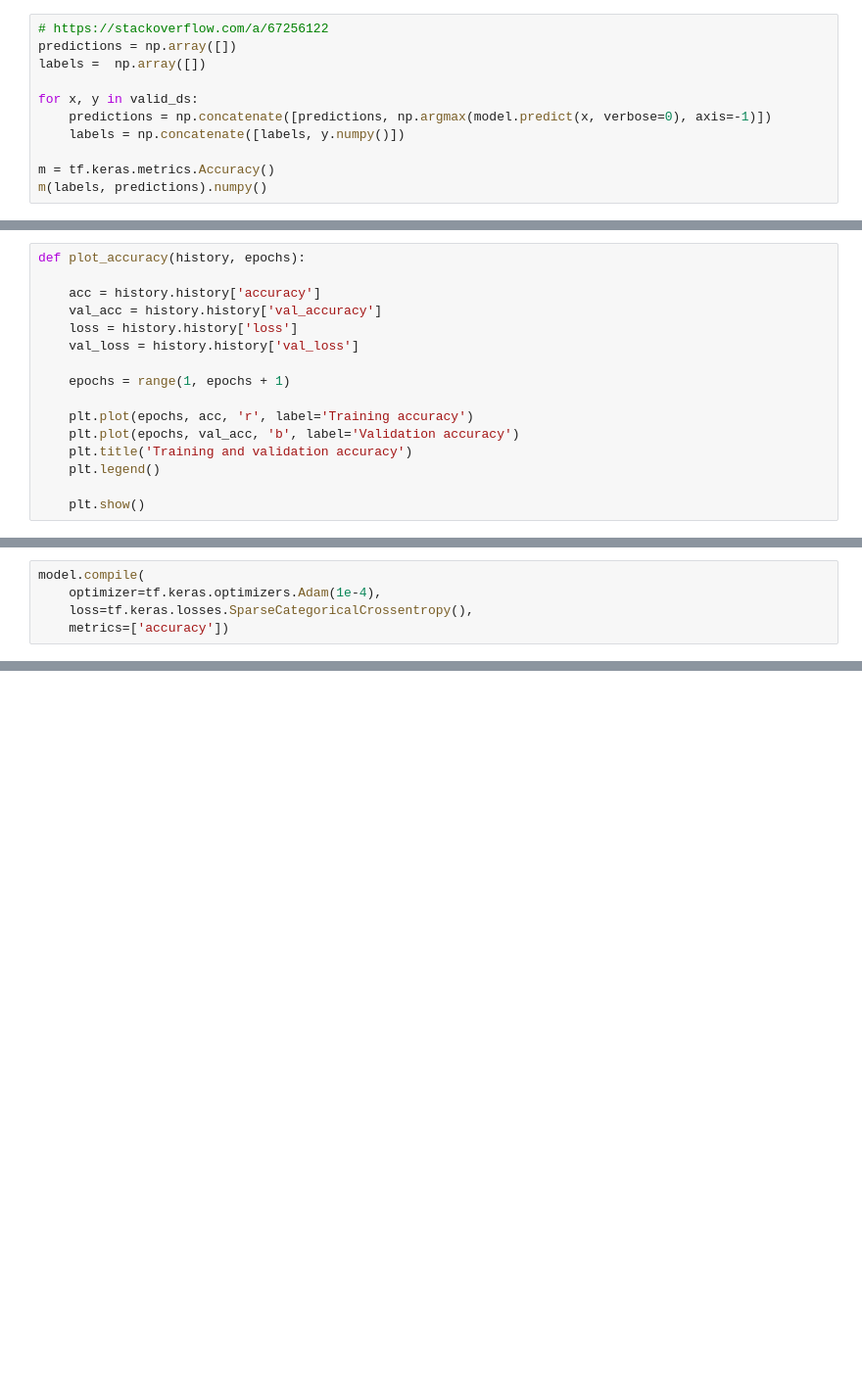
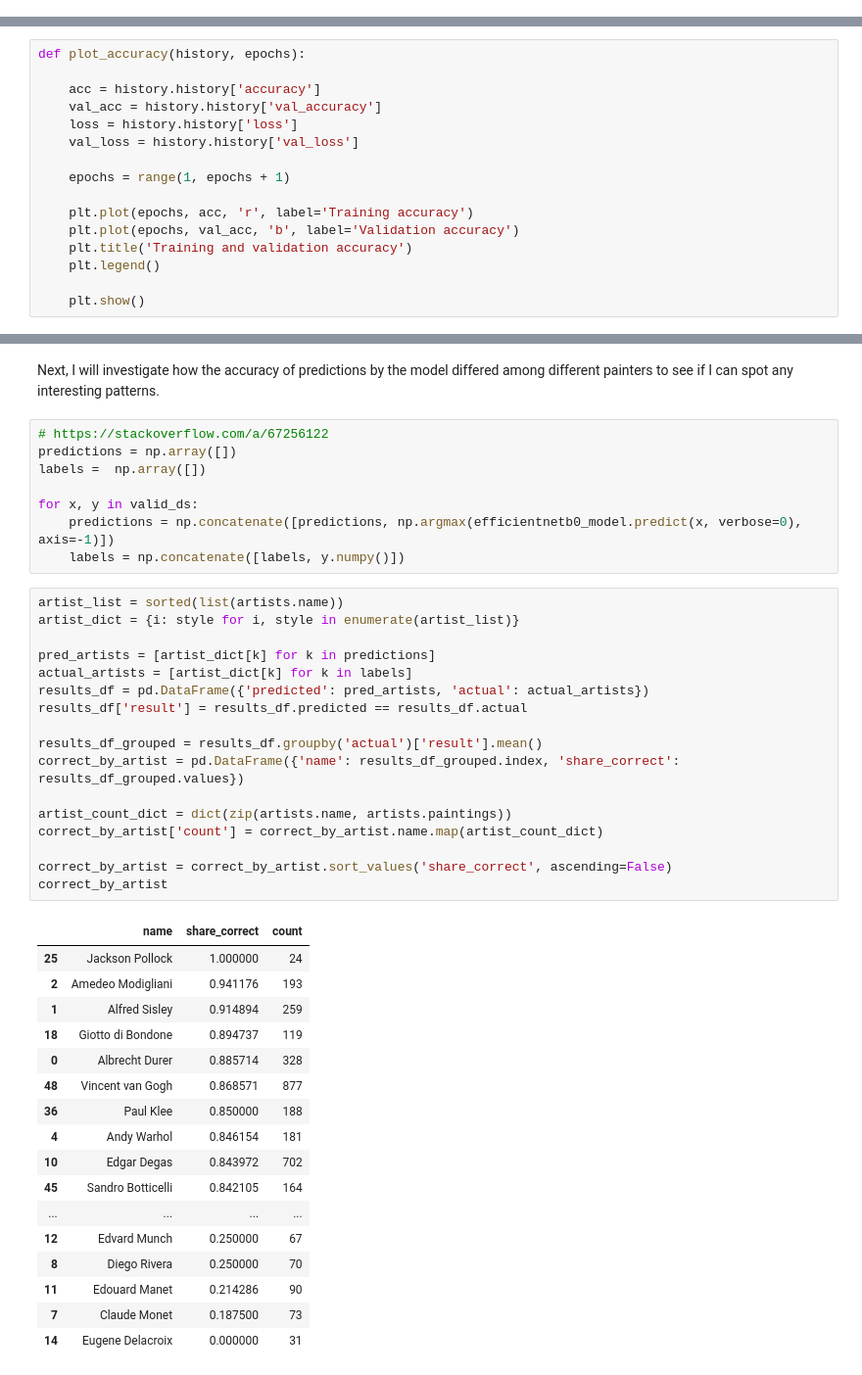
Before and after one commit to osydorchuk89/artist_prediction, a Jupyter notebook: artist_prediction.ipynb, the cells around one changed output, grey strips where cells are left out. Shown at 98% size. Drawn from its saved outputs; the diff is of its cells as text; blank space fills up the shorter version.

```diff
--- a/artist_prediction.ipynb
+++ b/artist_prediction.ipynb
@@ -151,11 +199,0 @@ history = model.fit(
-# %%
-# https://stackoverflow.com/a/67256122
-predictions = np.array([])
-labels =  np.array([])
-
-for x, y in valid_ds:
-    predictions = np.concatenate([predictions, np.argmax(model.predict(x, verbose=0), axis=-1)])
-    labels = np.concatenate([labels, y.numpy()])
-
-m = tf.keras.metrics.Accuracy()
-m(labels, predictions).numpy()
@@ -385,5 +221,0 @@ full_ds = tf.keras.preprocessing.image_dataset_from_directory(
-# %%
-model.compile(
-    optimizer=tf.keras.optimizers.Adam(1e-4),
-    loss=tf.keras.losses.SparseCategoricalCrossentropy(),
-    metrics=['accuracy'])
@@ -410,0 +350,45 @@ tf.__version__
+# %% [markdown]
+Next, I will investigate how the accuracy of predictions by the model differed among different painters to see if I can spot any interesting patterns.
+# %%
+# https://stackoverflow.com/a/67256122
+predictions = np.array([])
+labels =  np.array([])
+
+for x, y in valid_ds:
+    predictions = np.concatenate([predictions, np.argmax(efficientnetb0_model.predict(x, verbose=0), axis=-1)])
+    labels = np.concatenate([labels, y.numpy()])
+# %%
+artist_list = sorted(list(artists.name))
+artist_dict = {i: style for i, style in enumerate(artist_list)}
+
+pred_artists = [artist_dict[k] for k in predictions]
+actual_artists = [artist_dict[k] for k in labels]
+results_df = pd.DataFrame({'predicted': pred_artists, 'actual': actual_artists})
+results_df['result'] = results_df.predicted == results_df.actual
+
+results_df_grouped = results_df.groupby('actual')['result'].mean()
+correct_by_artist = pd.DataFrame({'name': results_df_grouped.index, 'share_correct': results_df_grouped.values})
+
+artist_count_dict = dict(zip(artists.name, artists.paintings))
+correct_by_artist['count'] = correct_by_artist.name.map(artist_count_dict)
+
+correct_by_artist = correct_by_artist.sort_values('share_correct', ascending=False)
+correct_by_artist
+# %% [output]
+|  | name | share_correct | count |
+| 25 | Jackson Pollock | 1.000000 | 24 |
+| 2 | Amedeo Modigliani | 0.941176 | 193 |
+| 1 | Alfred Sisley | 0.914894 | 259 |
+| 18 | Giotto di Bondone | 0.894737 | 119 |
+| 0 | Albrecht Durer | 0.885714 | 328 |
+| 48 | Vincent van Gogh | 0.868571 | 877 |
+| 36 | Paul Klee | 0.850000 | 188 |
+| 4 | Andy Warhol | 0.846154 | 181 |
+| 10 | Edgar Degas | 0.843972 | 702 |
+| 45 | Sandro Botticelli | 0.842105 | 164 |
+| ... | ... | ... | ... |
+| 12 | Edvard Munch | 0.250000 | 67 |
+| 8 | Diego Rivera | 0.250000 | 70 |
+| 11 | Edouard Manet | 0.214286 | 90 |
+| 7 | Claude Monet | 0.187500 | 73 |
+| 14 | Eugene Delacroix | 0.000000 | 31 |
```
Also changed, not shown: parts of 52 cells of this notebook, 1 other file.
